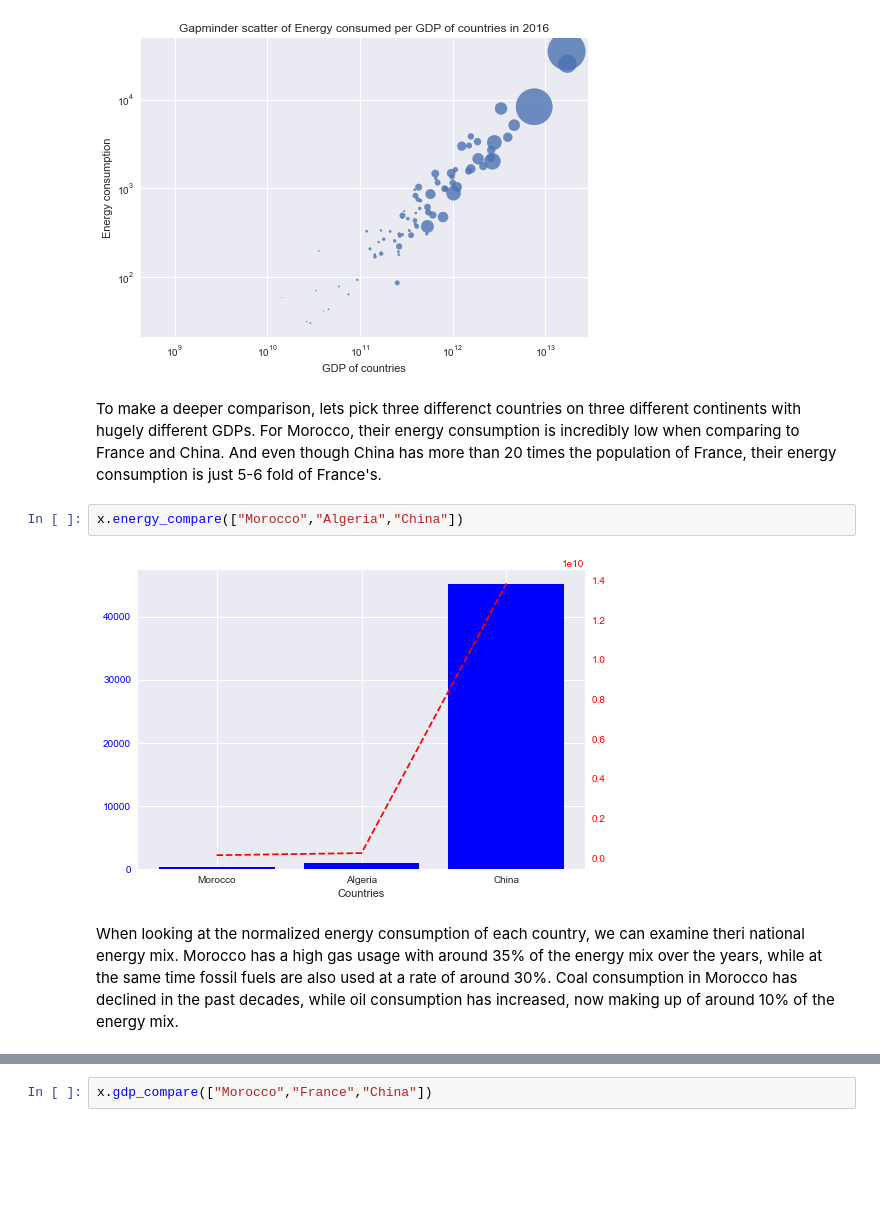
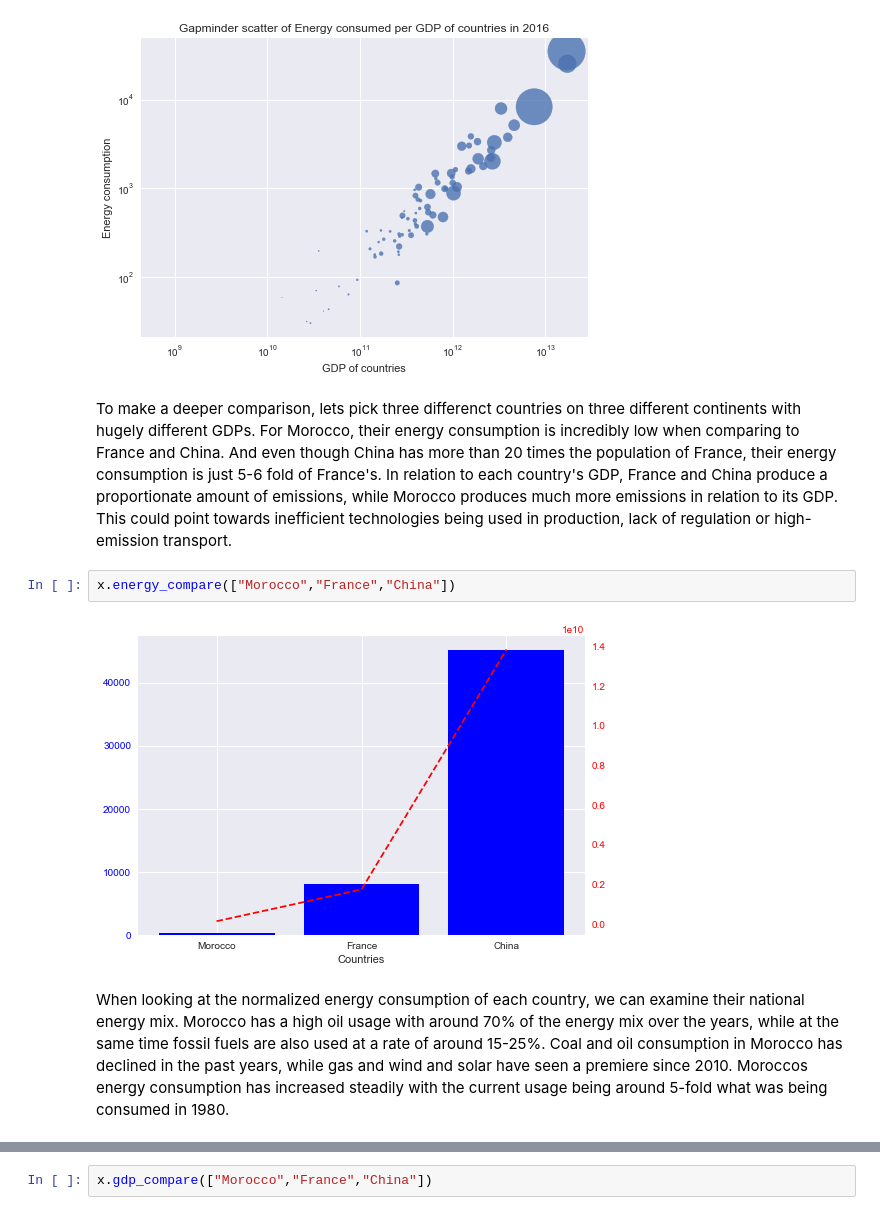
Before and after one commit to Milkafreak/Group_05, a Jupyter notebook: Showcase_notebook.ipynb, the cells around one changed output, grey strips where cells are left out. Cells and saved outputs as stored; diff of their text form; blank space fills up the shorter version.

```diff
--- a/Showcase_notebook.ipynb
+++ b/Showcase_notebook.ipynb
@@ -21,12 +23,13 @@ x.gapminder(year=2016)
 # %% [output]
 [figure]
 # %% [markdown]
-To make a deeper comparison, lets pick three differenct countries on three different continents with hugely different GDPs. For Morocco, their energy consumption is incredibly low when comparing to France and China. And even though China has more than 20 times the population of France, their energy consumption is just 5-6 fold of France's.
+To make a deeper comparison, lets pick three differenct countries on three different continents with hugely different GDPs. For Morocco, their energy consumption is incredibly low when comparing to France and China. And even though China has more than 20 times the population of France, their energy consumption is just 5-6 fold of France's. In relation to each country's GDP, France and China produce a proportionate amount of emissions, while Morocco produces much more emissions in relation to its GDP. This could point towards inefficient technologies being used in production, lack of regulation or high-emission transport.
 # %%
-x.energy_compare(["Morocco","Algeria","China"])
+x.energy_compare(["Morocco","France","China"])
 # %% [output]
-[figure, old version]
+[figure, new version]
 # %% [markdown]
-When looking at the normalized energy consumption of each country, we can examine theri national energy mix. Morocco has a high gas usage with around 35% of the energy mix over the years, while at the same time fossil fuels are also used at a rate of around 30%. Coal consumption in Morocco has declined in the past decades, while oil consumption has increased, now making up of around 10% of the energy mix.
+When looking at the normalized energy consumption of each country, we can examine their national energy mix. Morocco has a high oil usage with around 70% of the energy mix over the years, while at the same time fossil fuels are also used at a rate of around 15-25%. Coal and oil consumption in Morocco has declined in the past years, while gas and wind and solar have seen a premiere since 2010.
+Moroccos energy consumption has increased steadily with the current usage being around 5-fold what was being consumed in 1980.
 # %%
 x.plot_consumption("Morocco",normalize=True)
```
Also changed, not shown: parts of 14 cells of this notebook, 2 other files.
